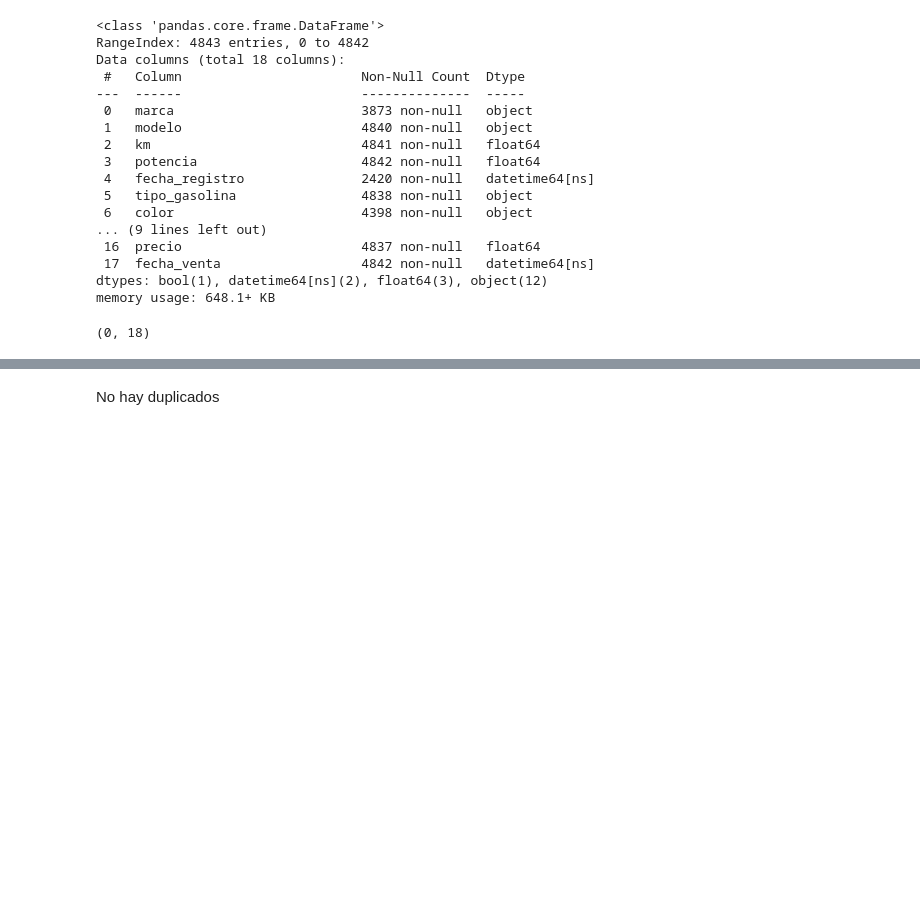
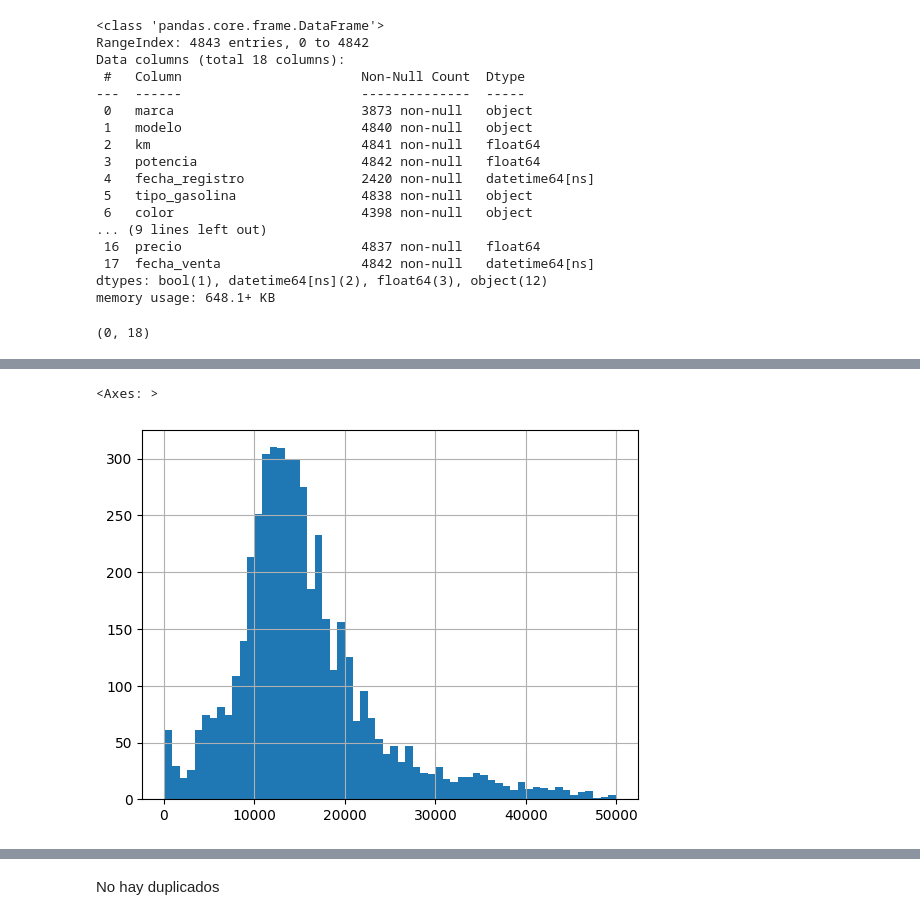
Before and after one commit to Enrique737/TFM_06, a Jupyter notebook: Entregable_T1_Data_Engineering/bmw.ipynb, the cells around one changed output, grey strips where cells are left out. Saved outputs shown, nothing was run; the diff lists cells and outputs as text; code cells hidden in the pictures; blank space fills up the shorter version.

```diff
--- a/Entregable_T1_Data_Engineering/bmw.ipynb
+++ b/Entregable_T1_Data_Engineering/bmw.ipynb
@@ -118,0 +460,6 @@ df_inicial_test[df_inicial_test.duplicated(keep='first')].shape
+# %%
+df_test[df_test['precio'] < 50000]['precio'].hist(bins=60)
+# df_test['precio'].hist(bins=60)
+# %% [output]
+<Axes: >
+[figure, added]
```
Also changed, not shown: parts of 109 cells of this notebook, 2 other files.
